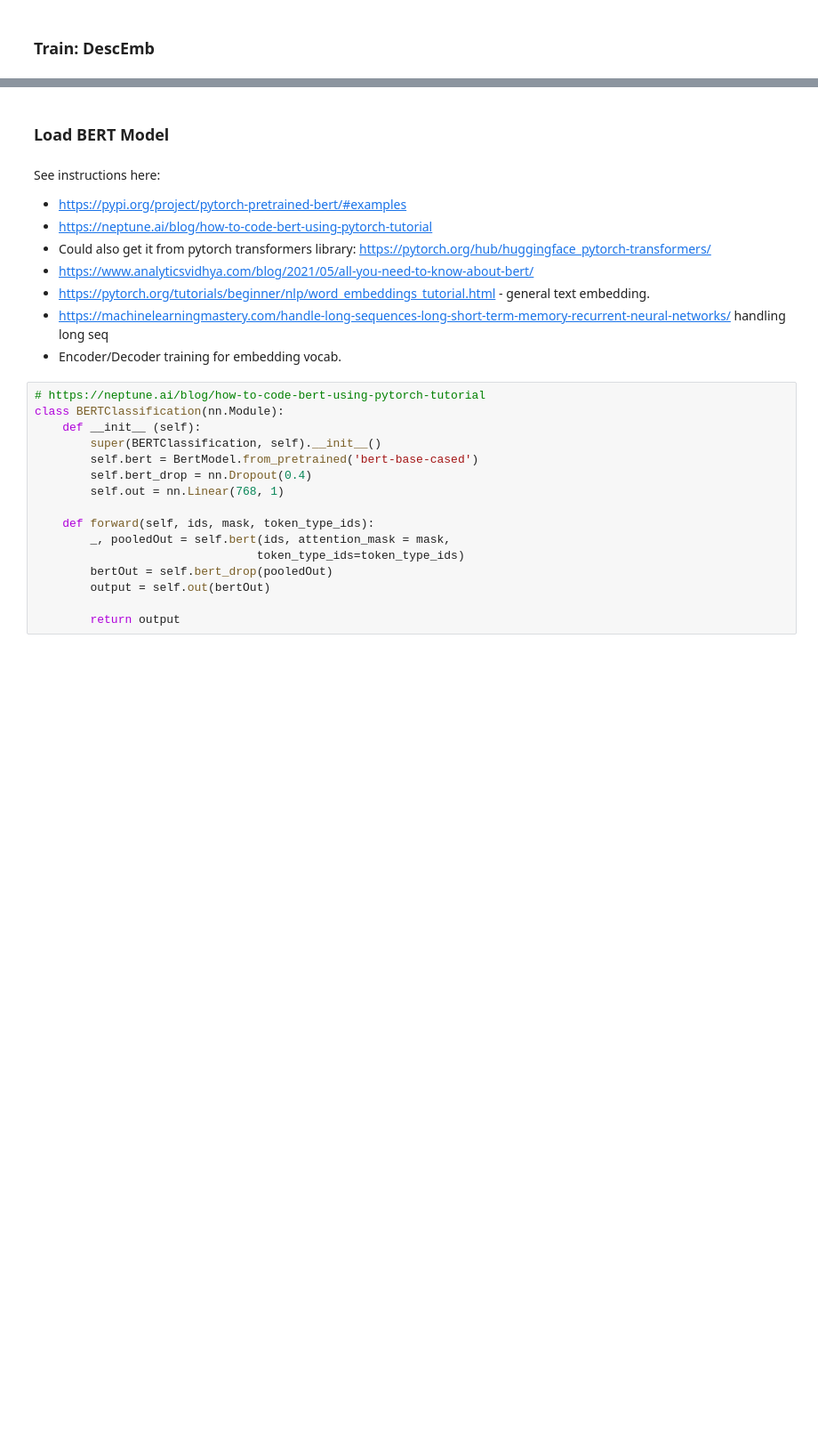
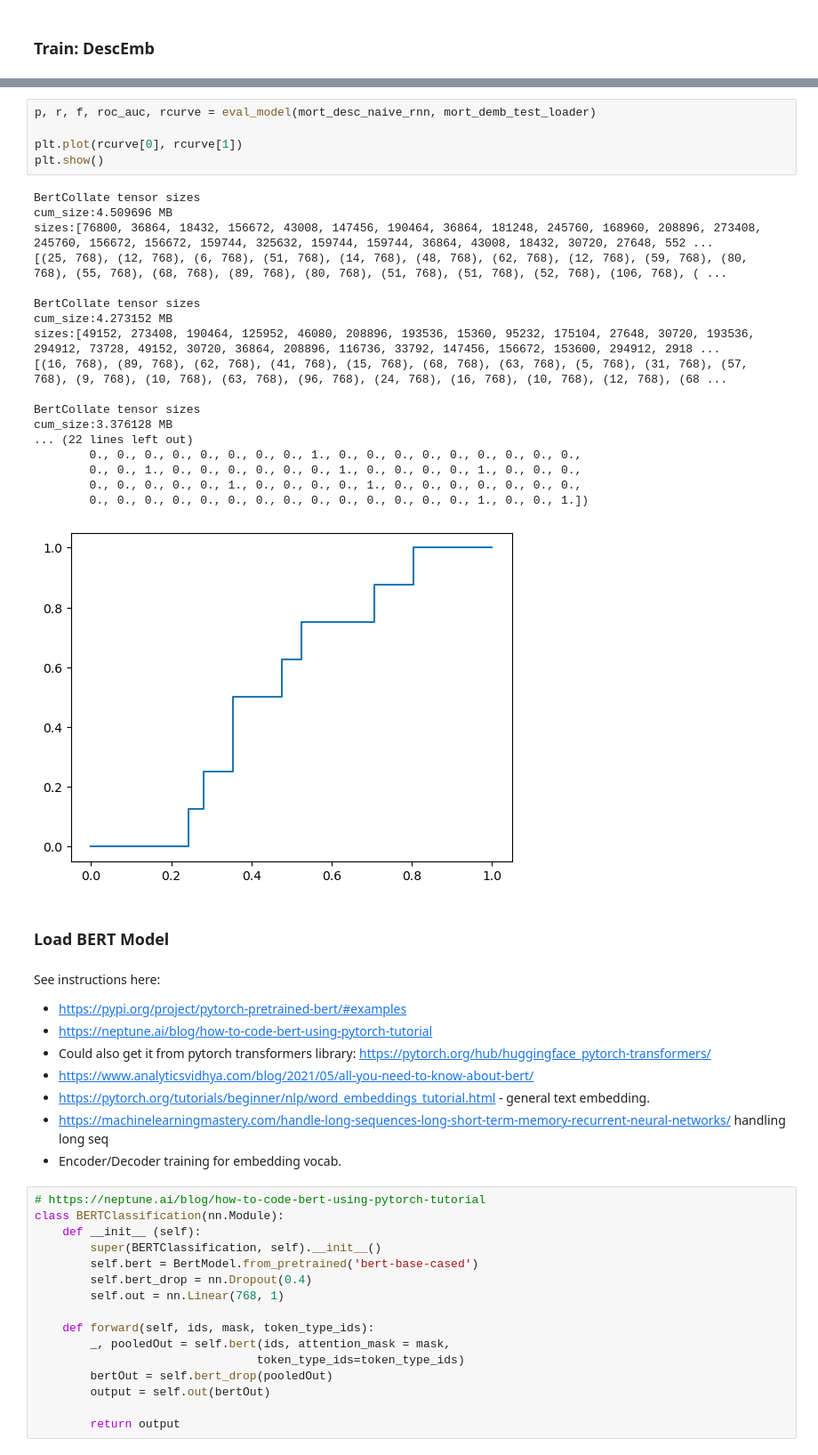
Before and after one commit to abot3/cs598_desc_emb_project, a Jupyter notebook: src/cs598_dlh_final_project.ipynb, the cells around one changed output, grey strips where cells are left out. Shown: that part at 89% size. Cells and saved outputs as stored; diff of their text form; blank space fills up the shorter version.

```diff
--- a/src/cs598_dlh_final_project.ipynb
+++ b/src/cs598_dlh_final_project.ipynb
@@ -2129,3 +2534,27 @@ plt.show()
+# %%
+p, r, f, roc_auc, rcurve = eval_model(mort_desc_naive_rnn, mort_demb_test_loader)
+
+plt.plot(rcurve[0], rcurve[1])
+plt.show()
+# %% [output]
+BertCollate tensor sizes
+cum_size:4.509696 MB
+sizes:[76800, 36864, 18432, 156672, 43008, 147456, 190464, 36864, 181248, 245760, 168960, 208896, 273408, 245760, 156672, 156672, 159744, 325632, 159744, 159744, 36864, 43008, 18432, 30720, 27648, 552 ...
+[(25, 768), (12, 768), (6, 768), (51, 768), (14, 768), (48, 768), (62, 768), (12, 768), (59, 768), (80, 768), (55, 768), (68, 768), (89, 768), (80, 768), (51, 768), (51, 768), (52, 768), (106, 768), ( ...
+
+BertCollate tensor sizes
+cum_size:4.273152 MB
+sizes:[49152, 273408, 190464, 125952, 46080, 208896, 193536, 15360, 95232, 175104, 27648, 30720, 193536, 294912, 73728, 49152, 30720, 36864, 208896, 116736, 33792, 147456, 156672, 153600, 294912, 2918 ...
+[(16, 768), (89, 768), (62, 768), (41, 768), (15, 768), (68, 768), (63, 768), (5, 768), (31, 768), (57, 768), (9, 768), (10, 768), (63, 768), (96, 768), (24, 768), (16, 768), (10, 768), (12, 768), (68 ...
+
+BertCollate tensor sizes
+cum_size:3.376128 MB
+... (22 lines left out)
+        0., 0., 0., 0., 0., 0., 0., 0., 1., 0., 0., 0., 0., 0., 0., 0., 0., 0.,
+        0., 0., 1., 0., 0., 0., 0., 0., 0., 1., 0., 0., 0., 0., 1., 0., 0., 0.,
+        0., 0., 0., 0., 0., 1., 0., 0., 0., 0., 1., 0., 0., 0., 0., 0., 0., 0.,
+        0., 0., 0., 0., 0., 0., 0., 0., 0., 0., 0., 0., 0., 0., 1., 0., 0., 1.])
+[figure, added]
 # %% [markdown]
 ### Load BERT Model
 # %% [markdown]
```
Also changed, not shown: parts of 25 cells of this notebook.
